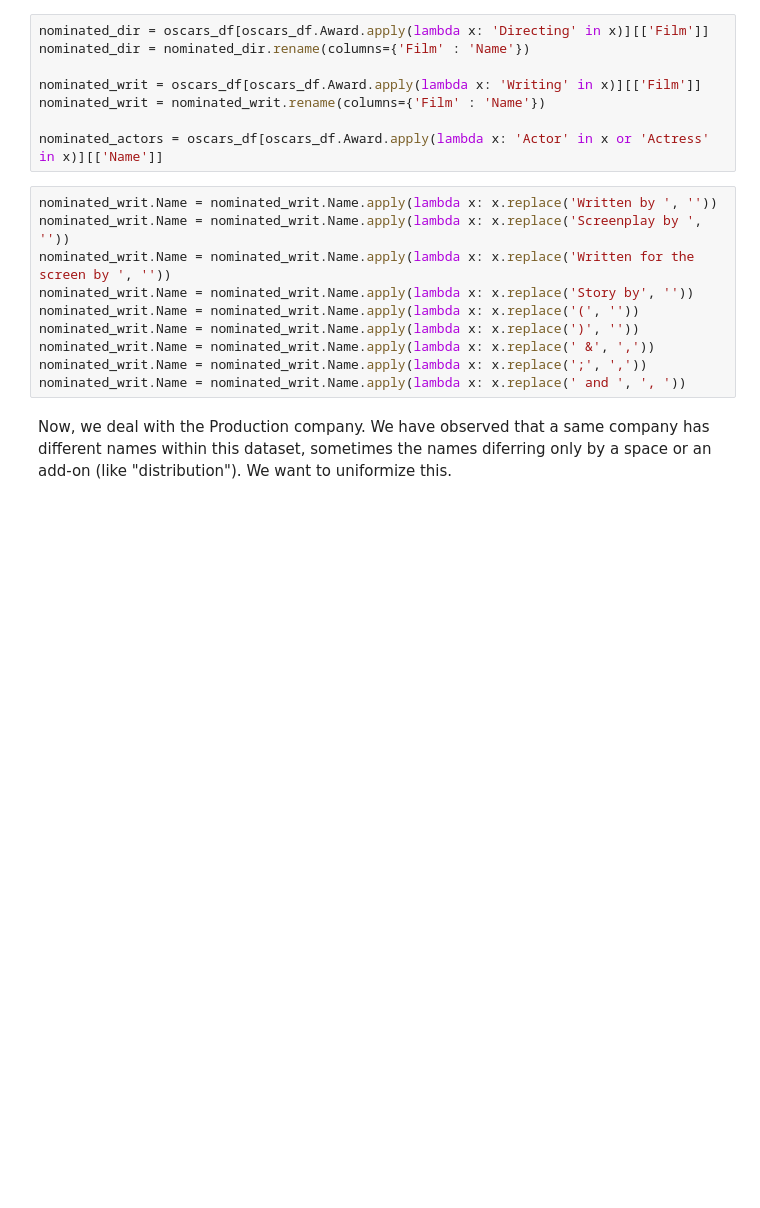
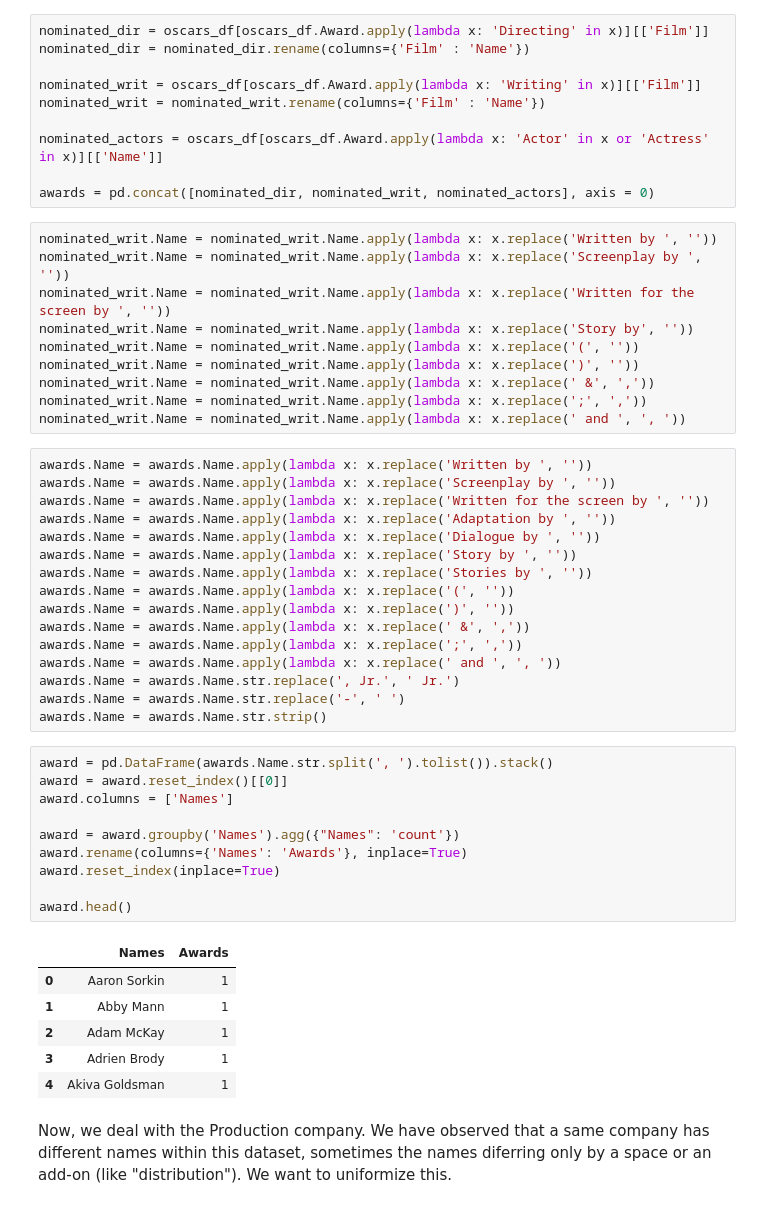
Before and after one commit to illorens/Project_NTDS, a Jupyter notebook: Analysis.ipynb, the cells around one changed output. Saved outputs shown, nothing was run; the diff lists cells and outputs as text; blank space fills up the shorter version.

```diff
--- a/Analysis.ipynb
+++ b/Analysis.ipynb
@@ -263,6 +235,8 @@ nominated_writ = oscars_df[oscars_df.Award.apply(lambda x: 'Writing' in x)][['Fi
 nominated_writ = nominated_writ.rename(columns={'Film' : 'Name'})
 
 nominated_actors = oscars_df[oscars_df.Award.apply(lambda x: 'Actor' in x or 'Actress' in x)][['Name']]
+
+awards = pd.concat([nominated_dir, nominated_writ, nominated_actors], axis = 0)
 # %%
 nominated_writ.Name = nominated_writ.Name.apply(lambda x: x.replace('Written by ', ''))
 nominated_writ.Name = nominated_writ.Name.apply(lambda x: x.replace('Screenplay by ', ''))
@@ -273,6 +247,39 @@ nominated_writ.Name = nominated_writ.Name.apply(lambda x: x.replace(')', ''))
 nominated_writ.Name = nominated_writ.Name.apply(lambda x: x.replace(' &', ','))
 nominated_writ.Name = nominated_writ.Name.apply(lambda x: x.replace(';', ','))
 nominated_writ.Name = nominated_writ.Name.apply(lambda x: x.replace(' and ', ', '))
+# %%
+awards.Name = awards.Name.apply(lambda x: x.replace('Written by ', ''))
+awards.Name = awards.Name.apply(lambda x: x.replace('Screenplay by ', ''))
+awards.Name = awards.Name.apply(lambda x: x.replace('Written for the screen by ', ''))
+awards.Name = awards.Name.apply(lambda x: x.replace('Adaptation by ', ''))
+awards.Name = awards.Name.apply(lambda x: x.replace('Dialogue by ', ''))
+awards.Name = awards.Name.apply(lambda x: x.replace('Story by ', ''))
+awards.Name = awards.Name.apply(lambda x: x.replace('Stories by ', ''))
+awards.Name = awards.Name.apply(lambda x: x.replace('(', ''))
+awards.Name = awards.Name.apply(lambda x: x.replace(')', ''))
+awards.Name = awards.Name.apply(lambda x: x.replace(' &', ','))
+awards.Name = awards.Name.apply(lambda x: x.replace(';', ','))
+awards.Name = awards.Name.apply(lambda x: x.replace(' and ', ', '))
+awards.Name = awards.Name.str.replace(', Jr.', ' Jr.')
+awards.Name = awards.Name.str.replace('-', ' ')
+awards.Name = awards.Name.str.strip()
+# %%
+award = pd.DataFrame(awards.Name.str.split(', ').tolist()).stack()
+award = award.reset_index()[[0]]
+award.columns = ['Names']
+
+award = award.groupby('Names').agg({"Names": 'count'})
+award.rename(columns={'Names': 'Awards'}, inplace=True)
+award.reset_index(inplace=True)
+
+award.head()
+# %% [output]
+|  | Names | Awards |
+| 0 | Aaron Sorkin | 1 |
+| 1 | Abby Mann | 1 |
+| 2 | Adam McKay | 1 |
+| 3 | Adrien Brody | 1 |
+| 4 | Akiva Goldsman | 1 |
 # %% [markdown]
 Now, we deal with the Production company. We have observed that a same company has different names within this dataset, sometimes the names diferring only by a space or an add-on (like "distribution"). We want to uniformize this.
 # %%
```
Also changed, not shown: parts of 15 cells of this notebook.
